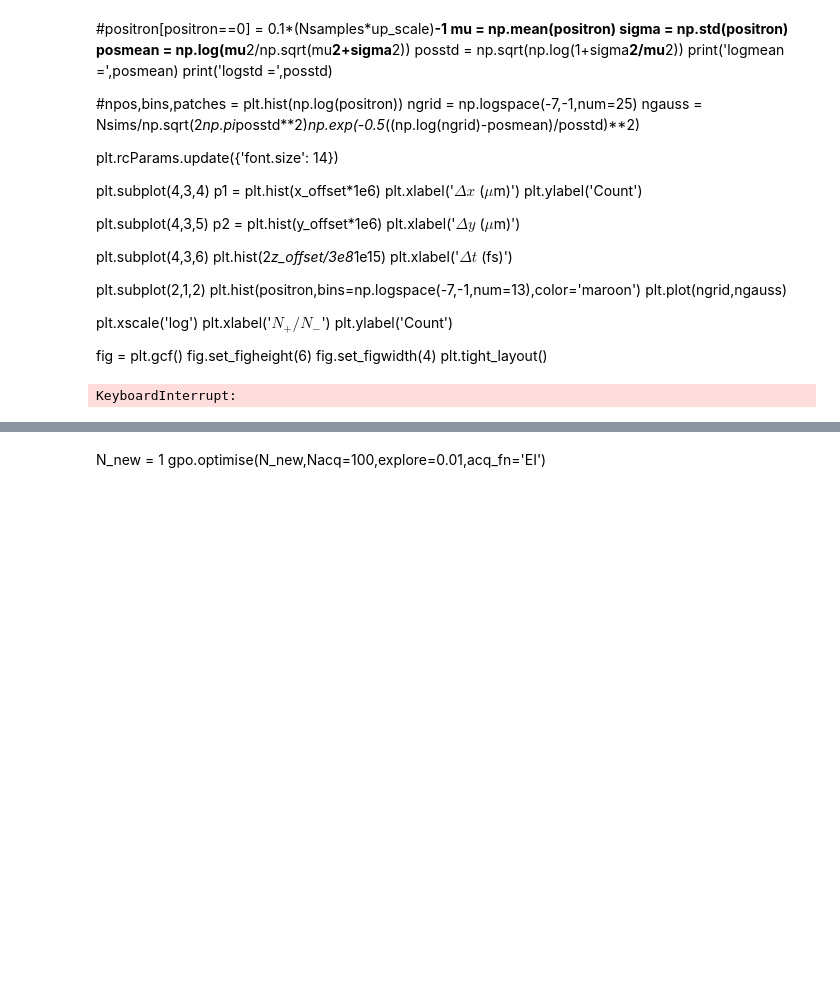
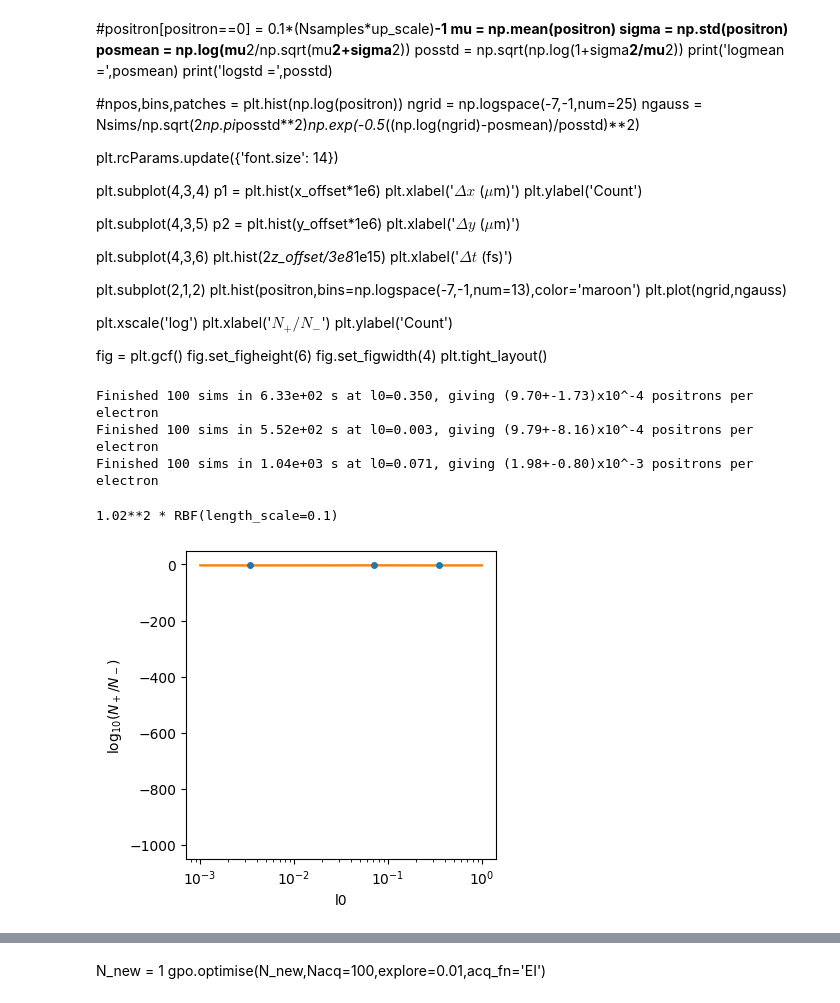
Before and after one commit to ChrisArran/gp_optimise, a Jupyter notebook: gp_test_MC.ipynb, the cells around one changed output, grey strips where cells are left out. Saved outputs shown, nothing was run; the diff lists cells and outputs as text; code cells hidden in the pictures; blank space fills up the shorter version.

```diff
--- a/gp_test_MC.ipynb
+++ b/gp_test_MC.ipynb
@@ -12,13 +12,18 @@ importlib.reload(gp_optimise)
 # %%
 # Sim parameters
 Npoints = 10
+Nsims = 1000
+up_scale = 1e5
+Nsamples = 1000
+
 Nsims = 100
-up_scale = 1e3
-Nsamples = 1e3
+up_scale = 1000
+Nsamples = 1e4
 # %%
 # Expt parameters
 Etot = 100 # J
-gamma0 = 10e9/0.511e6 # for 10 J
+gamma0 = 1e9/0.511e6 # for 10 J
+E0 = 10 # 10 J
 gamma_spread = 0.1
 
 # Best compression
@@ -27,7 +32,7 @@ waist0 = 2*1.22*0.8 # microns
 
 # Random jitter
 t_std = 25e-15
-r_std = 10e-6
+r_std = 20e-6
 
 # Electron energy scaling
 gscale = 1
@@ -51,10 +56,10 @@ def estimate_positrons(params): # params = [Energy split]
     t0 = time.time()
     positron = np.zeros((Nsims))
     for i in range(Nsims):
-        #gamma = gamma0*((1-params[0])*Etot/100)**gscale
+        #gamma = gamma0*((1-params[0])*Etot/10)**gscale
         #positron[i] = sim_positrons_angle(a0*np.sqrt(params[0]), gamma, gamma_spread*gamma, angle=15,
-                            #z_offset=z_offset[i], x_offset=x_offset[i], y_offset=y_offset[i],l0=0.0,
-        gamma = gamma0*((1-0.25)*Etot/100)**gscale
+        #                    z_offset=z_offset[i], x_offset=x_offset[i], y_offset=y_offset[i],l0=0.0,
+        gamma = gamma0*((1-0.25)*Etot/E0)**gscale
         positron[i] = sim_positrons_angle(a0*np.sqrt(0.25), gamma, gamma_spread*gamma, angle=15,
                             z_offset=z_offset[i], x_offset=x_offset[i], y_offset=y_offset[i],l0=params[0],
                             duration_fwhm = duration0*1e-15, waist_fwhm = waist0*1e-6,
@@ -62,7 +67,7 @@ def estimate_positrons(params): # params = [Energy split]
 
     mu = np.mean(positron)
     sigma = np.std(positron)
-    if mu<=0:
+    if (not mu>0):
         mu = 1.0/(Nsamples*up_scale)**2
         sigma = 1.0/(Nsamples*up_scale)**1.5
 
@@ -70,8 +75,9 @@ def estimate_positrons(params): # params = [Energy split]
     t1 = time.time()
     print("Finished %0i sims in %0.2e s at %s=%0.3f, giving (%0.2f+-%0.2f)x10^%0i positrons per electron"
           % (Nsims,t1-t0,dims[0]['name'],params[0],mu/10**exponent,sigma/np.sqrt(Nsims)/10**exponent,exponent))
-    logmu = np.log(mu**2/np.sqrt(mu**2+sigma**2))
-    logsigma = np.sqrt(np.log(1+sigma**2/mu**2)/Nsims)
+    #logmu = np.log(mu**2/np.sqrt(mu**2+sigma**2))
+    logmu = np.log10(mu)
+    logsigma = np.sqrt(np.log(1+sigma**2/mu**2)/Nsims)/np.log(10)
 
     return logmu,logsigma
 
@@ -157,4 +163,6 @@ gpo = gp_optimise.Gp_optimise(estimate_positrons,dims,kernel)
 # %%
 gpo.initialise(Ninitial=3)
 # %% [output]
-KeyboardInterrupt:
+Finished 100 sims in 6.33e+02 s at l0=0.350, giving (9.70+-1.73)x10^-4 positrons per electron
+Finished 100 sims in 5.52e+02 s at l0=0.003, giving (9.79+-8.16)x10^-4 positrons per electron
+Finished 100 sims in 1.04e+03 s at l0=0.071, giving (1.98+-0.80)x10^-3 positrons per electron
@@ -172 +169,8 @@ gpo.gaussian_process.kernel_
+# %%
+gpo.mean_slices_plot(40)
+plt.ylabel('log$_{10}(N_+/N_-)$')
+gpo.gaussian_process.kernel_
+# %% [output]
+1.02**2 * RBF(length_scale=0.1)
+[figure, added]
 # %%
```
Also changed, not shown: parts of 8 cells of this notebook, 1 other file.
